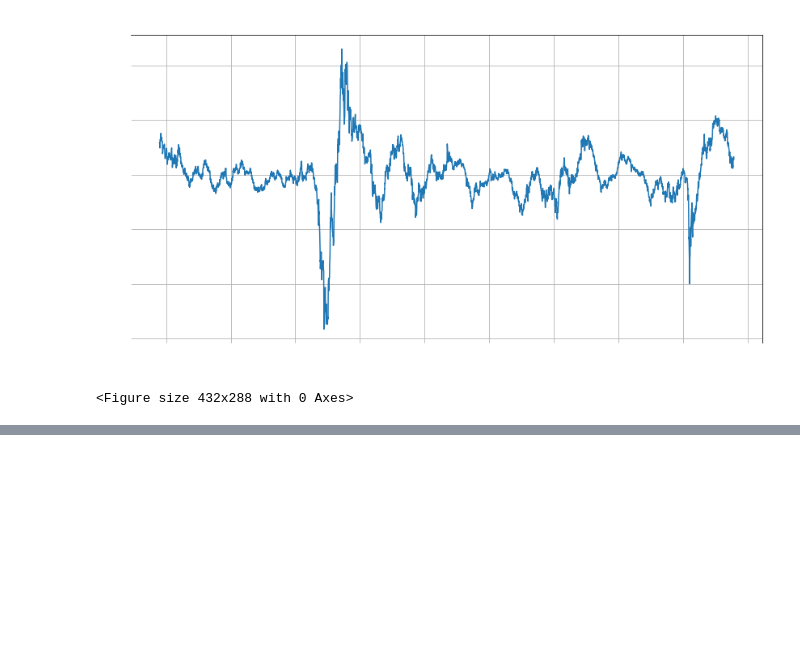
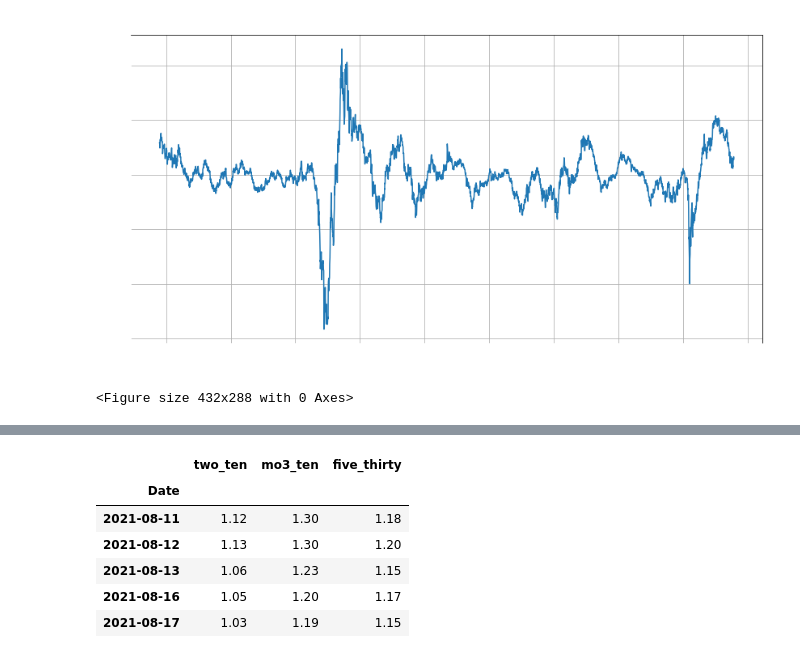
Before and after one commit to obsessedquant/Economic_Indicators, a Jupyter notebook: Economic_Indicators_Analysis.ipynb, the cells around one changed output, grey strips where cells are left out. Cells and saved outputs as stored; diff of their text form; code cells hidden in the pictures; blank space fills up the shorter version.

```diff
--- a/Economic_Indicators_Analysis.ipynb
+++ b/Economic_Indicators_Analysis.ipynb
@@ -130,0 +169,10 @@ See the caveats in the documentation: https://pandas.pydata.org/pandas-docs/stab
+# %%
+yield_curve_df.tail()
+# %% [output]
+|  | two_ten | mo3_ten | five_thirty |
+| Date |  |  |  |
+| 2021-08-11 | 1.12 | 1.30 | 1.18 |
+| 2021-08-12 | 1.13 | 1.30 | 1.20 |
+| 2021-08-13 | 1.06 | 1.23 | 1.15 |
+| 2021-08-16 | 1.05 | 1.20 | 1.17 |
+| 2021-08-17 | 1.03 | 1.19 | 1.15 |
```
Also changed, not shown: parts of 3 cells of this notebook, 3 other files.
